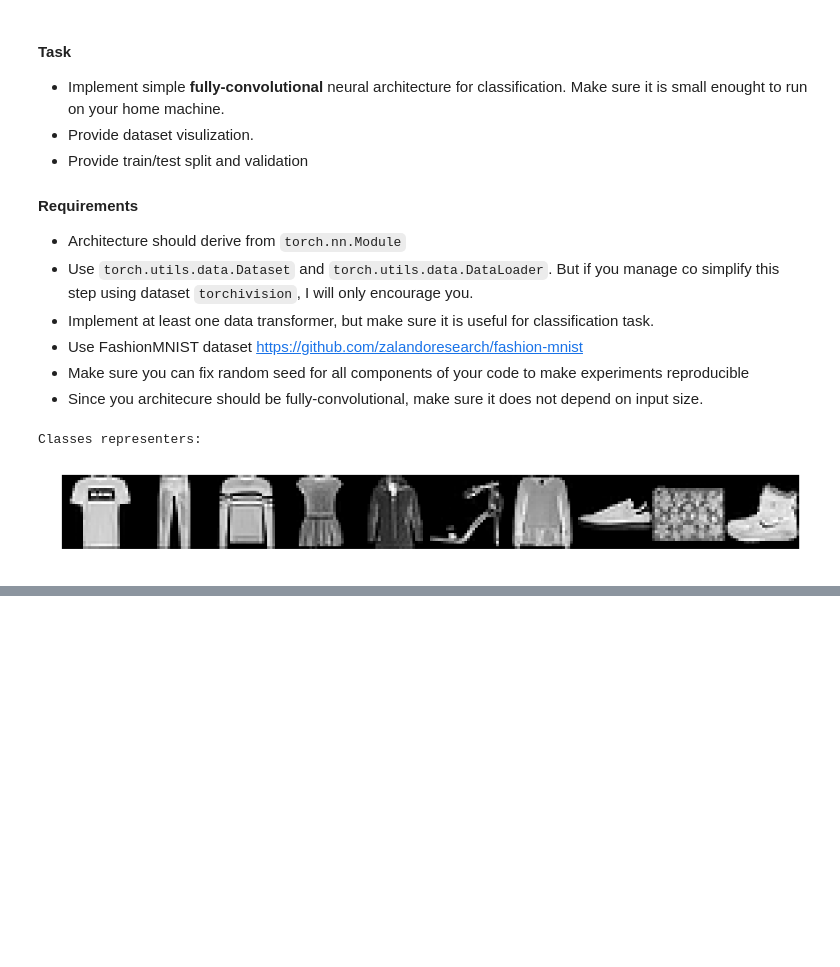
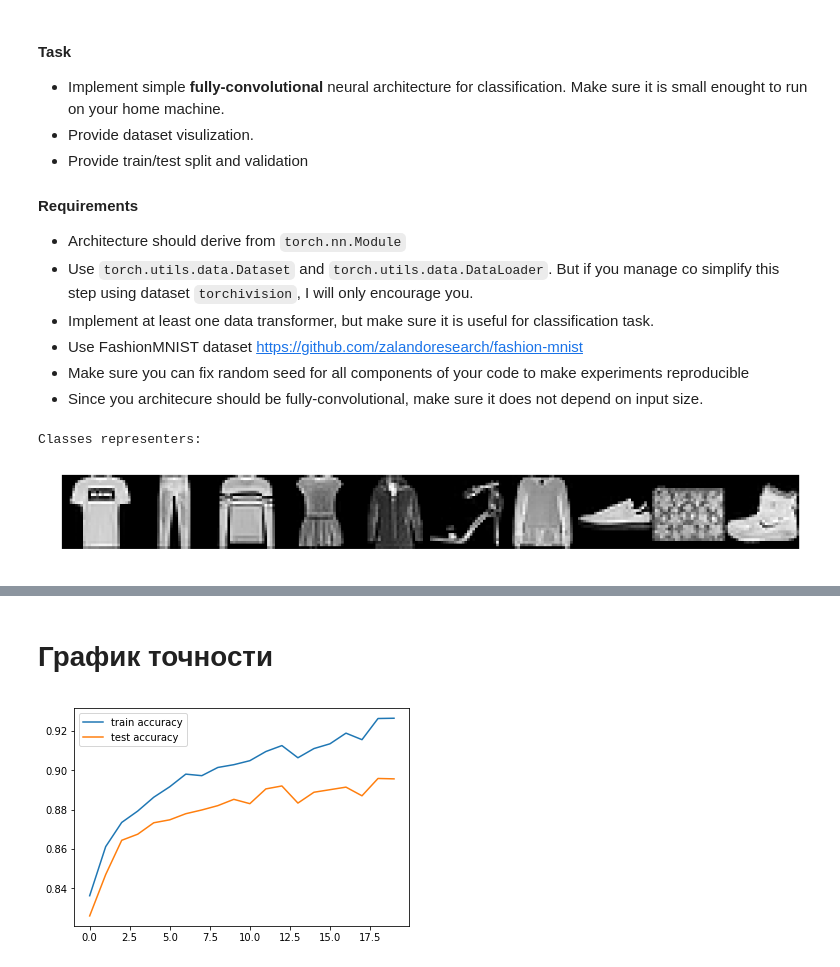
Before and after one commit to ArtyomLobanov/deep-learning-2018, a Jupyter notebook: 1/homework/task_2.ipynb, the cells around one changed output, grey strips where cells are left out. Cells and saved outputs as stored; diff of their text form; code cells hidden in the pictures; blank space fills up the shorter version.

```diff
--- a/1/homework/task_2.ipynb
+++ b/1/homework/task_2.ipynb
@@ -168,0 +173,6 @@ show_plot(test_log)
+# %% [markdown]
+# График точности
+# %%
+show_plot(train_accuracy, 'train accuracy', test_accuracy, 'test accuracy')
+# %% [output]
+[figure, added]
```
Also changed, not shown: parts of 8 cells of this notebook.
